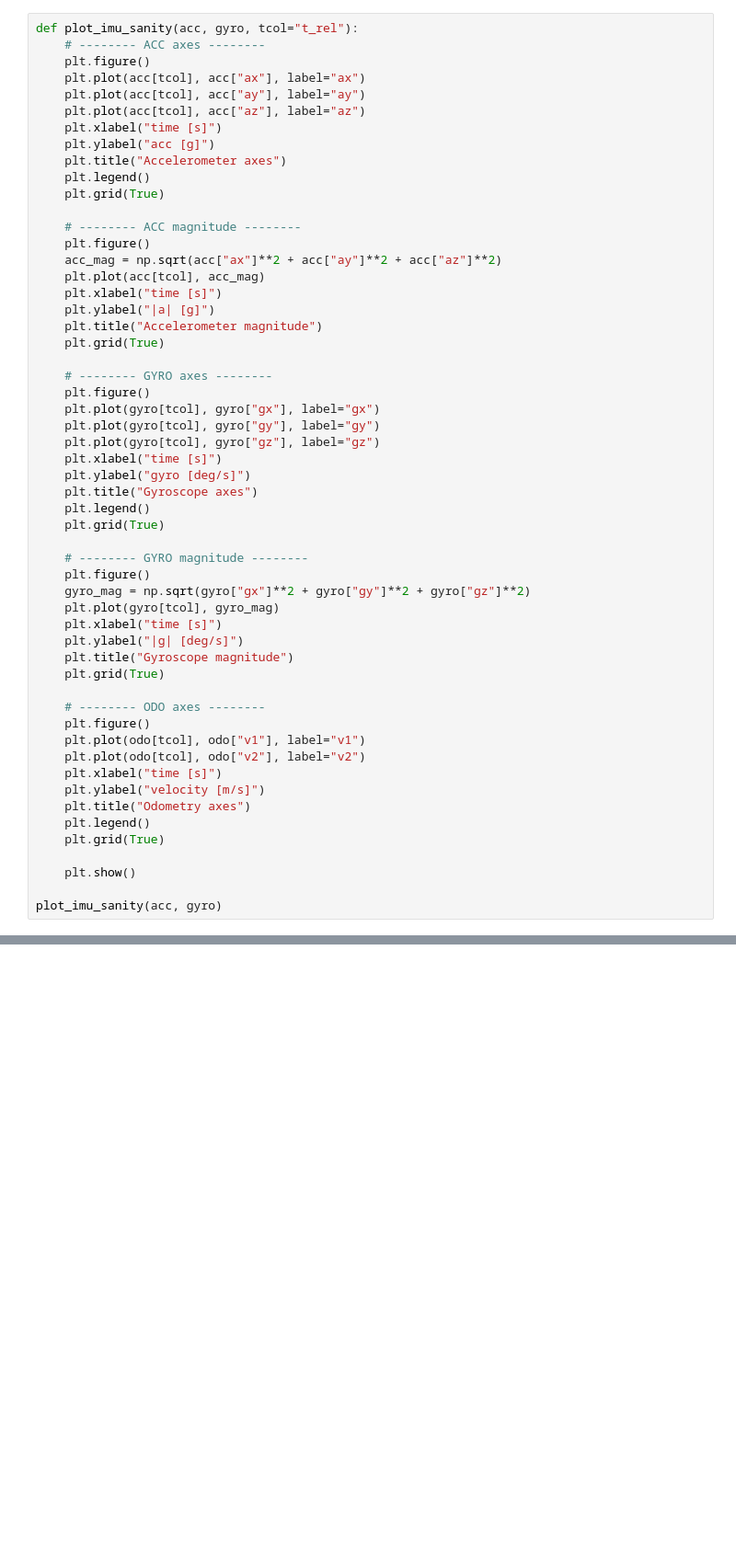
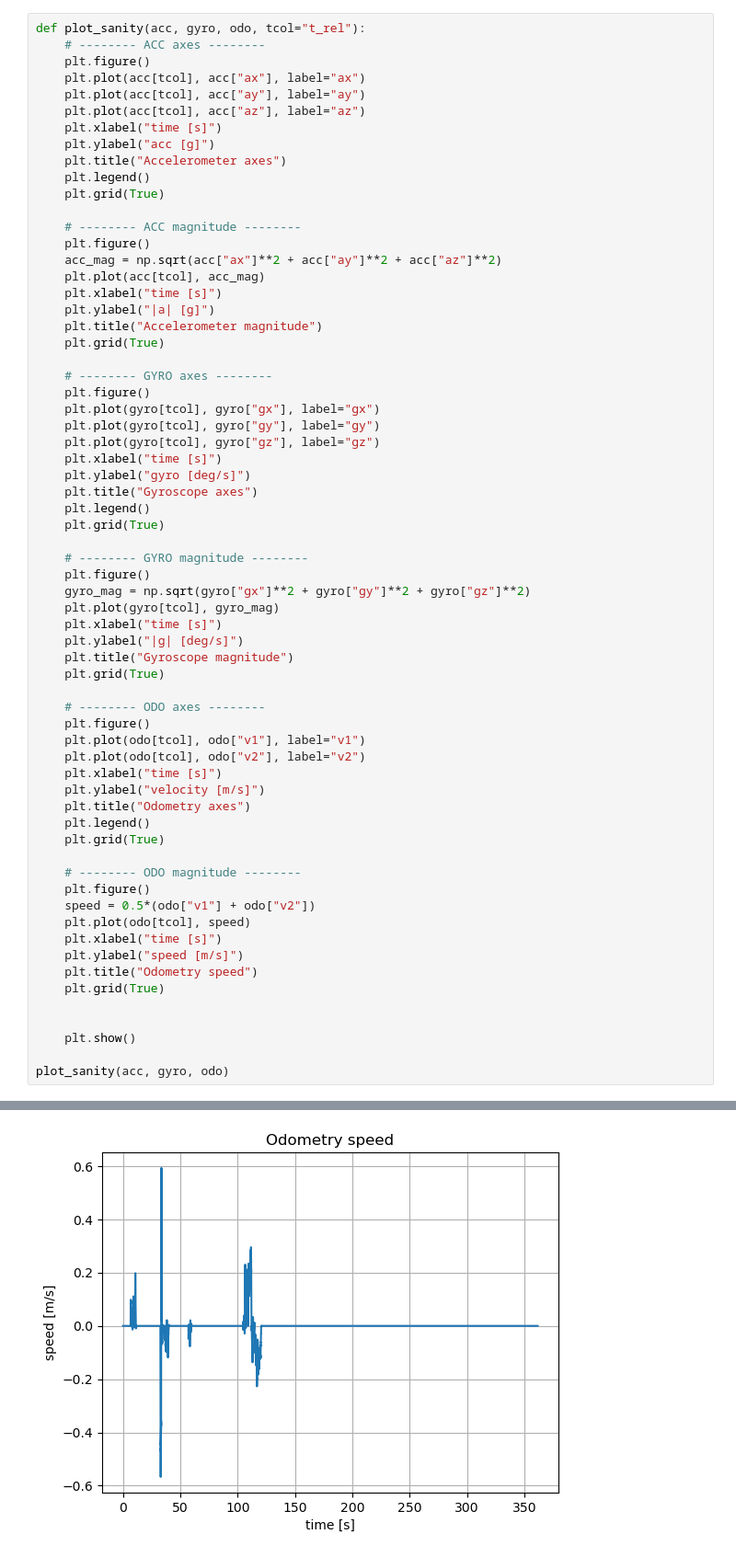
Before and after one commit to Pratyush2012/BSC_Thesis_intrinsic_sensor_analysis, a Jupyter notebook: notebooks/01_qc.ipynb, the cells around one changed output, grey strips where cells are left out. Shown at 92% size. Drawn from its saved outputs; the diff is of its cells as text; blank space fills up the shorter version.

```diff
--- a/notebooks/01_qc.ipynb
+++ b/notebooks/01_qc.ipynb
@@ -95,5 +98,5 @@ ODO: {'n': 45205, 'duration_s': 361.63370013237, 'dt_min': 0.0023000240325927734
 # %%
-def plot_imu_sanity(acc, gyro, tcol="t_rel"):
+def plot_sanity(acc, gyro, odo, tcol="t_rel"):
     # -------- ACC axes --------
     plt.figure()
     plt.plot(acc[tcol], acc["ax"], label="ax")
@@ -125,31 +128,42 @@ def plot_imu_sanity(acc, gyro, tcol="t_rel"):
     plt.legend()
     plt.grid(True)
 
     # -------- GYRO magnitude --------
     plt.figure()
     gyro_mag = np.sqrt(gyro["gx"]**2 + gyro["gy"]**2 + gyro["gz"]**2)
     plt.plot(gyro[tcol], gyro_mag)
     plt.xlabel("time [s]")
     plt.ylabel("|g| [deg/s]")
     plt.title("Gyroscope magnitude")
     plt.grid(True)
 
     # -------- ODO axes --------
     plt.figure()
     plt.plot(odo[tcol], odo["v1"], label="v1")
     plt.plot(odo[tcol], odo["v2"], label="v2")
     plt.xlabel("time [s]")
     plt.ylabel("velocity [m/s]")
     plt.title("Odometry axes")
     plt.legend()
     plt.grid(True)
 
+    # -------- ODO magnitude --------
+    plt.figure()
+    speed = 0.5*(odo["v1"] + odo["v2"])
+    plt.plot(odo[tcol], speed)
+    plt.xlabel("time [s]")
+    plt.ylabel("speed [m/s]")
+    plt.title("Odometry speed")
+    plt.grid(True)
+
+
     plt.show()
 
-plot_imu_sanity(acc, gyro)
+plot_sanity(acc, gyro, odo)
 # %% [output]
 [figure]
 [figure]
 [figure]
 [figure]
 [figure]
+[figure, added]
```
Also changed, not shown: parts of 4 cells of this notebook.
